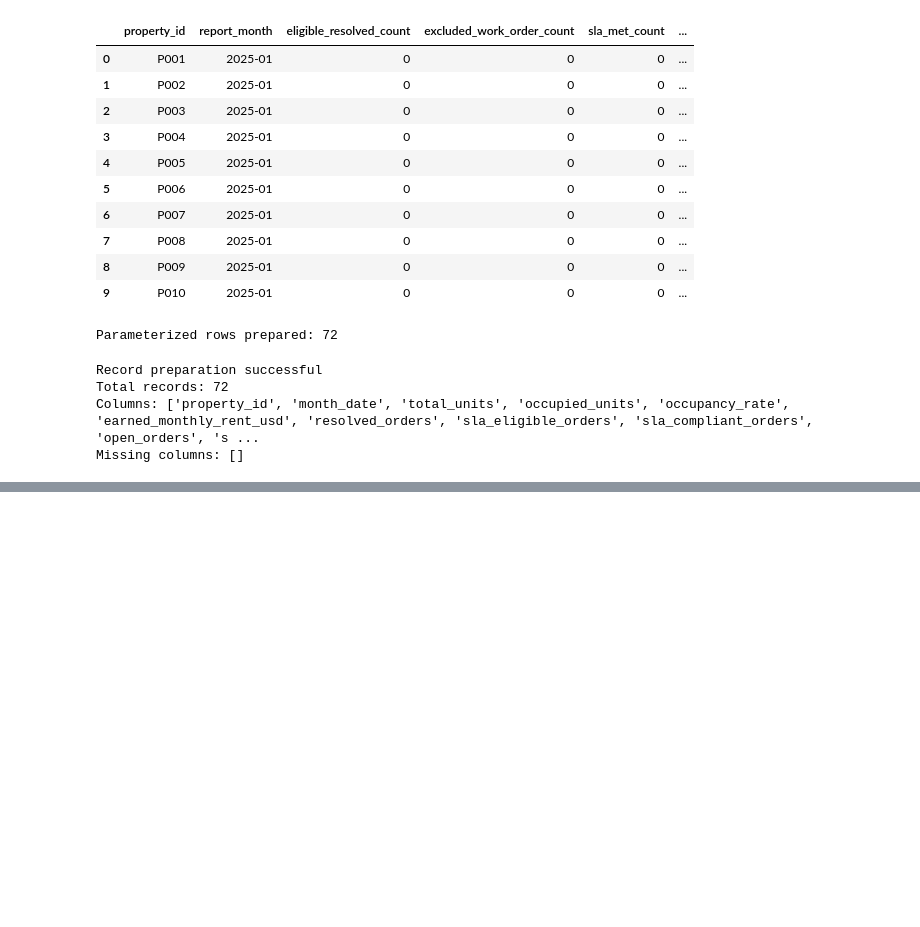
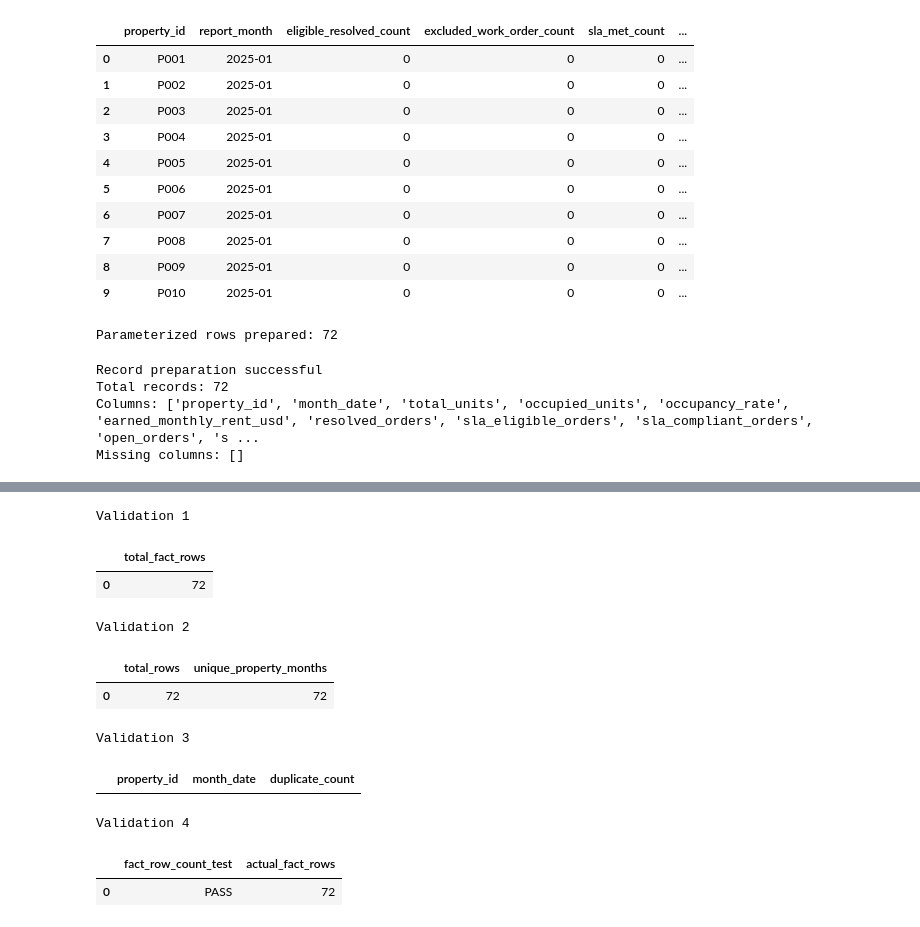
Before and after one commit to chinweubaudeh/PropTech360_Capstone_data_pipeline, a Jupyter notebook: notebook/PropTech360_pipeline.ipynb, the cells around one changed output, grey strips where cells are left out. Cells and saved outputs as stored; diff of their text form; code cells hidden in the pictures; blank space fills up the shorter version.

```diff
--- a/notebook/PropTech360_pipeline.ipynb
+++ b/notebook/PropTech360_pipeline.ipynb
@@ -6908,0 +7658,38 @@ Missing columns: []
+# %%
+
+# Execute PostgreSQL verification queries
+validation_sql = (
+    SQL_DIR / "02_load.sql"
+).read_text(encoding="utf-8-sig")
+
+validation_statements = [
+    s.strip()
+    for s in validation_sql.split(";")
+    if s.strip()
+]
+
+with engine.connect() as conn:
+
+    for number, statement in enumerate(
+        validation_statements, start=1
+    ):
+
+        result = pd.read_sql_query(
+            text(statement),
+            conn
+        )
+
+        print(f"\nValidation {number}")
+        display(result)
+# %% [output]
+Validation 1
+|  | total_fact_rows |
+| 0 | 72 |
+Validation 2
+|  | total_rows | unique_property_months |
+| 0 | 72 | 72 |
+Validation 3
+|  | property_id | month_date | duplicate_count |
+Validation 4
+|  | fact_row_count_test | actual_fact_rows |
+| 0 | PASS | 72 |
```
Also changed, not shown: parts of 3 cells of this notebook.
